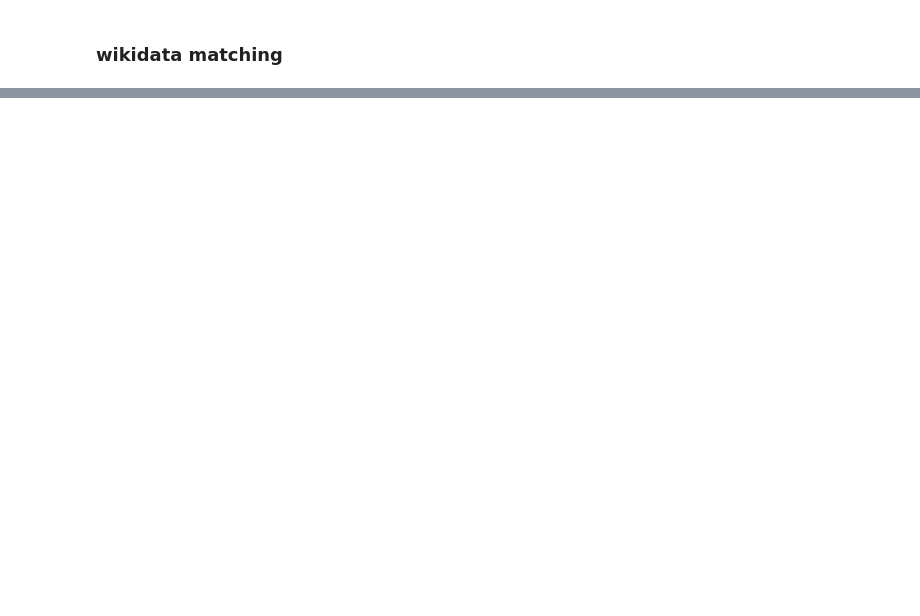
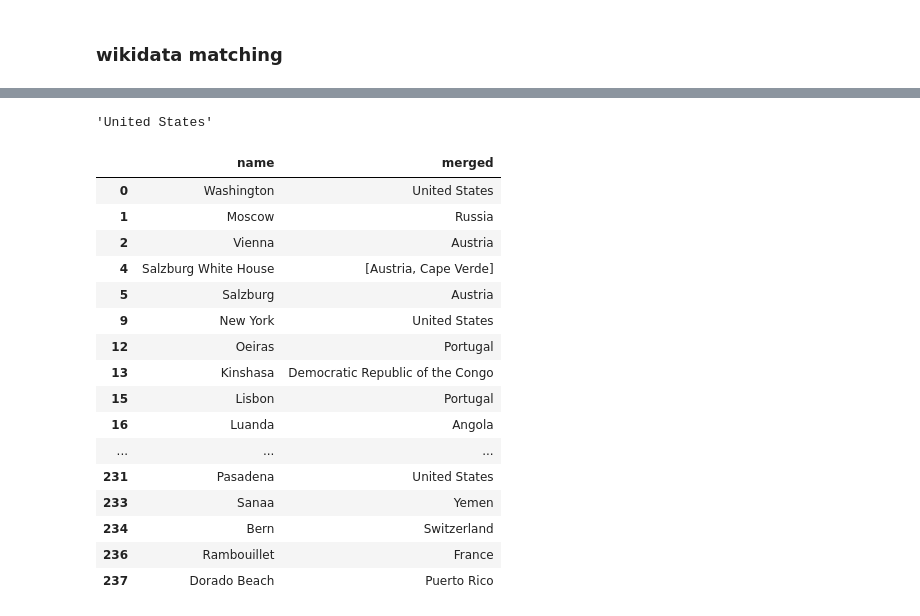
Before and after one commit to gozsoy/decipher-frus, a Jupyter notebook: city_eda.ipynb, the cells around one changed output, grey strips where cells are left out. Saved outputs shown, nothing was run; the diff lists cells and outputs as text; code cells hidden in the pictures; blank space fills up the shorter version.

Commit message:
city matching with wc csv file first

```diff
--- a/city_eda.ipynb
+++ b/city_eda.ipynb
@@ -231,0 +273,20 @@ new_unified_person_df['wiki_col'] = wiki_col
+# %%
+def f2(string):
+
+    if not string:
+        return None
+
+    tl = list(wc_df[wc_df['subcountry'].apply(lambda pattern: True if geo_match(pattern,string) else False)].drop_duplicates(subset='country')['country'].values)
+    #if len(tl)==0:
+    #    tl = list(wc_df[wc_df['name'].apply(lambda pattern: True if geo_match(pattern,string) else False)].drop_duplicates(subset='country')['country'].values)
+
+    if len(tl)==0:
+        return None
+    elif len(tl)==1:
+        return tl[0]
+    else:
+        print(f'multi-match for {string}. Check later!')
+        return tl
+# %%
+dummy2_df = city_df[city_df['extension'].isna()]['name'].apply(lambda x:f2(x))
+city_df['dummy2']=dummy2_df
@@ -231,0 +301,36 @@ new_unified_person_df['wiki_col'] = wiki_col
+# %%
+def merger(row):
+
+    d1 = row['extension_match']
+    d2 = row['dummy2']
+
+    if not d1 and d2!=d2:
+        return None
+    elif not d1:
+        return d2
+    else:
+        return d1
+# %% [output]
+'United States'
+# %%
+city_df['merged']=city_df.apply(lambda x: merger(x),axis=1)
+# %%
+city_df[city_df['merged'].apply(lambda x: True if x else False)][['name','merged']]
+# %% [output]
+|  | name | merged |
+| 0 | Washington | United States |
+| 1 | Moscow | Russia |
+| 2 | Vienna | Austria |
+| 4 | Salzburg White House | [Austria, Cape Verde] |
+| 5 | Salzburg | Austria |
+| 9 | New York | United States |
+| 12 | Oeiras | Portugal |
+| 13 | Kinshasa | Democratic Republic of the Congo |
+| 15 | Lisbon | Portugal |
+| 16 | Luanda | Angola |
+| ... | ... | ... |
+| 231 | Pasadena | United States |
+| 233 | Sanaa | Yemen |
+| 234 | Bern | Switzerland |
+| 236 | Rambouillet | France |
+| 237 | Dorado Beach | Puerto Rico |
```
Also changed, not shown: parts of 22 cells of this notebook, 1 other file.
